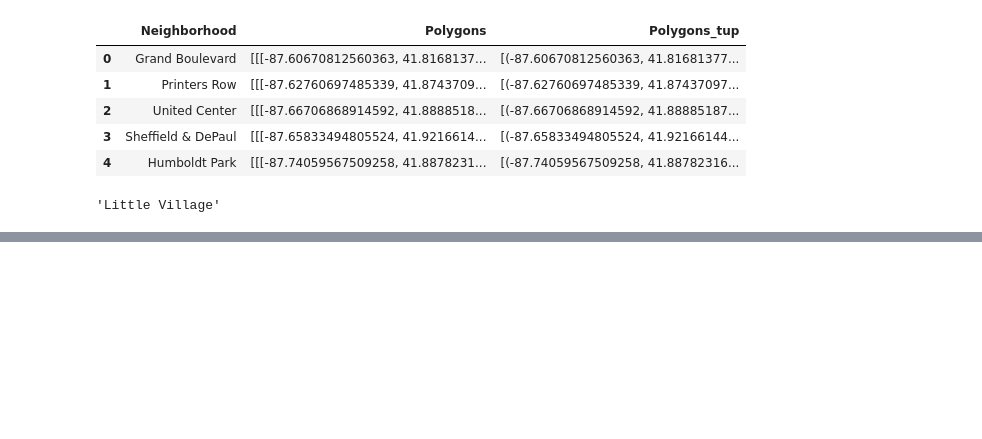
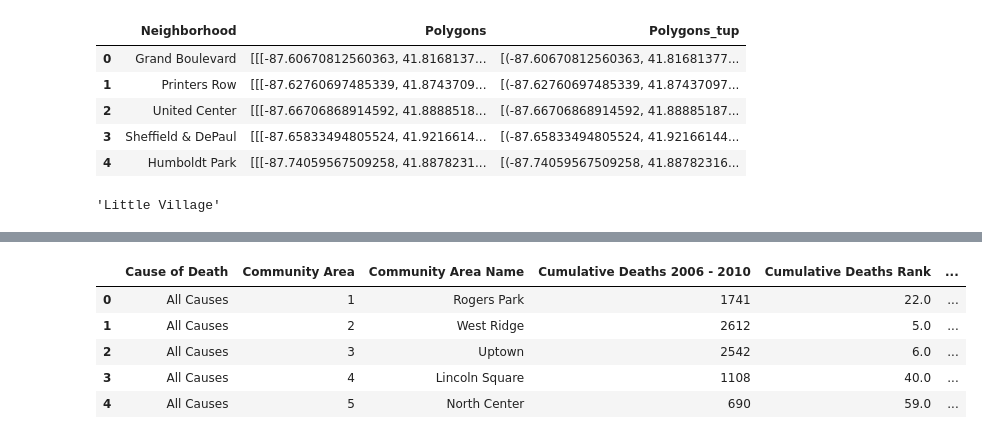
Before and after one commit to adithyansubramanian/Springboard_Capstone_project_1, a Jupyter notebook: Capstone_project_1.ipynb, the cells around one changed output, grey strips where cells are left out. Saved outputs shown, nothing was run; the diff lists cells and outputs as text; code cells hidden in the pictures; blank space fills up the shorter version.

```diff
--- a/Capstone_project_1.ipynb
+++ b/Capstone_project_1.ipynb
@@ -128,0 +264,9 @@ businesses = businesses.dropna()
+# %%
+deaths.head()
+# %% [output]
+|  | Cause of Death | Community Area | Community Area Name | Cumulative Deaths 2006 - 2010 | Cumulative Deaths Rank | ... |
+| 0 | All Causes | 1 | Rogers Park | 1741 | 22.0 | ... |
+| 1 | All Causes | 2 | West Ridge | 2612 | 5.0 | ... |
+| 2 | All Causes | 3 | Uptown | 2542 | 6.0 | ... |
+| 3 | All Causes | 4 | Lincoln Square | 1108 | 40.0 | ... |
+| 4 | All Causes | 5 | North Center | 690 | 59.0 | ... |
```
Also changed, not shown: parts of 32 cells of this notebook, 1 other file.
